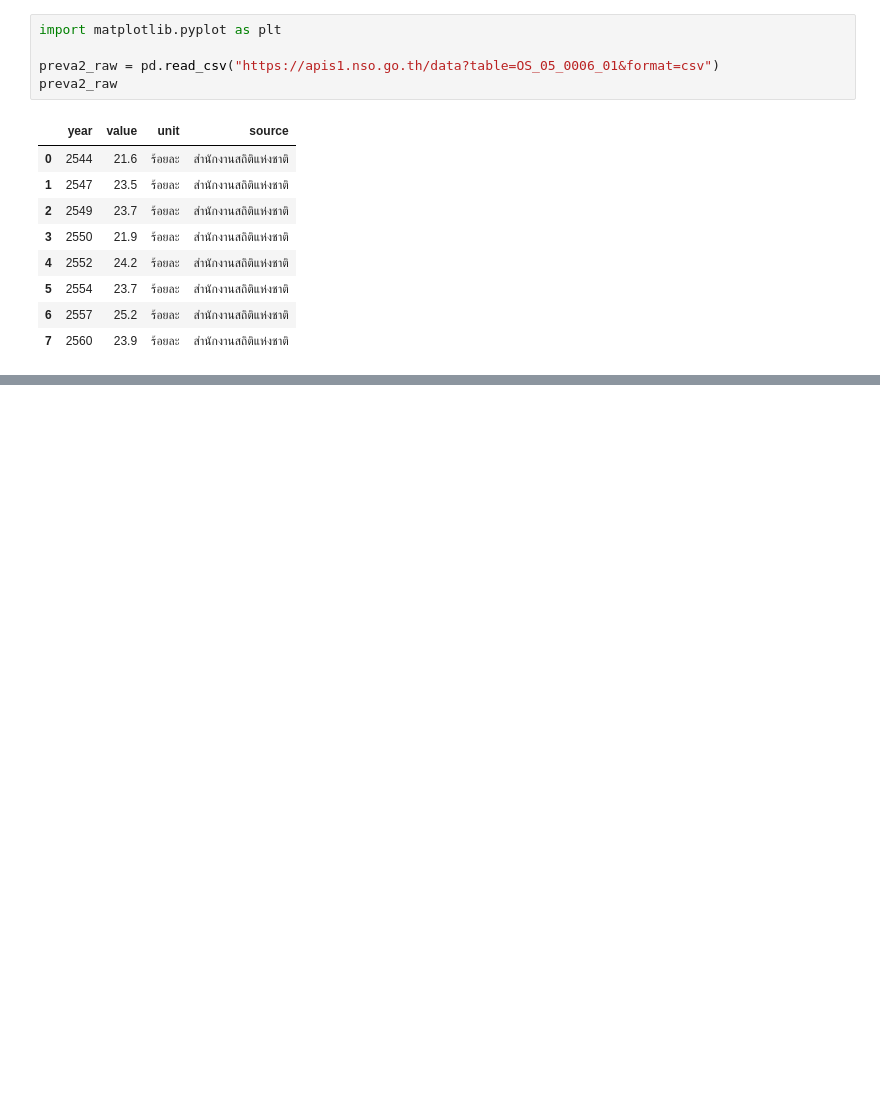
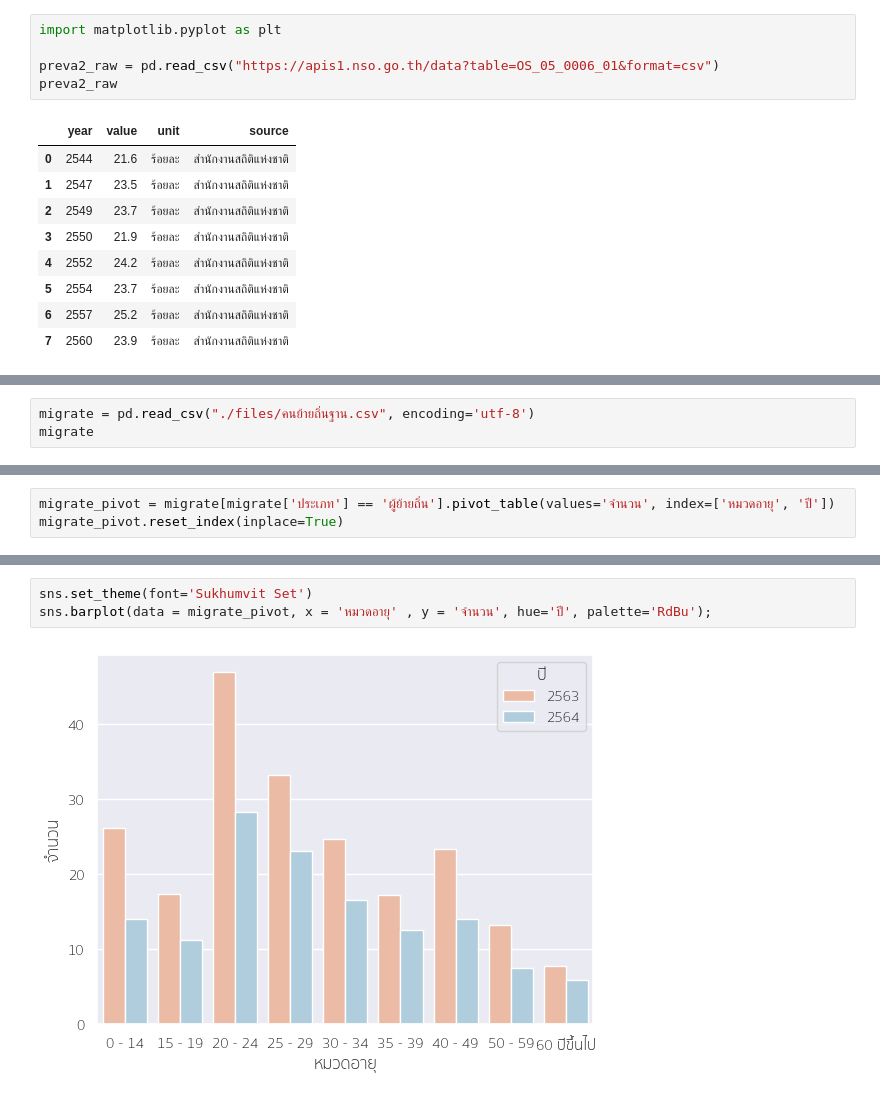
Before and after one commit to Zylink2/Machine_Learning_Project_2, a Jupyter notebook: Bank_draft.ipynb, the cells around one changed output, grey strips where cells are left out. Saved outputs shown, nothing was run; the diff lists cells and outputs as text; blank space fills up the shorter version.

```diff
--- a/Bank_draft.ipynb
+++ b/Bank_draft.ipynb
@@ -105,0 +122,3 @@ sns.barplot(data = by_age_melt, y = 'ปี', x = 'ความชุก', hue='
+# %%
+migrate = pd.read_csv("./files/คนย้ายถิ่นฐาน.csv", encoding='utf-8')
+migrate
@@ -105,0 +154,3 @@ sns.barplot(data = by_age_melt, y = 'ปี', x = 'ความชุก', hue='
+# %%
+migrate_pivot = migrate[migrate['ประเภท'] == 'ผู้ย้ายถิ่น'].pivot_table(values='จำนวน', index=['หมวดอายุ', 'ปี'])
+migrate_pivot.reset_index(inplace=True)
@@ -105,0 +177,5 @@ sns.barplot(data = by_age_melt, y = 'ปี', x = 'ความชุก', hue='
+# %%
+sns.set_theme(font='Sukhumvit Set')
+sns.barplot(data = migrate_pivot, x = 'หมวดอายุ' , y = 'จำนวน', hue='ปี', palette='RdBu');
+# %% [output]
+[figure, added]
```
Also changed, not shown: parts of 29 cells of this notebook, 1 other file.
